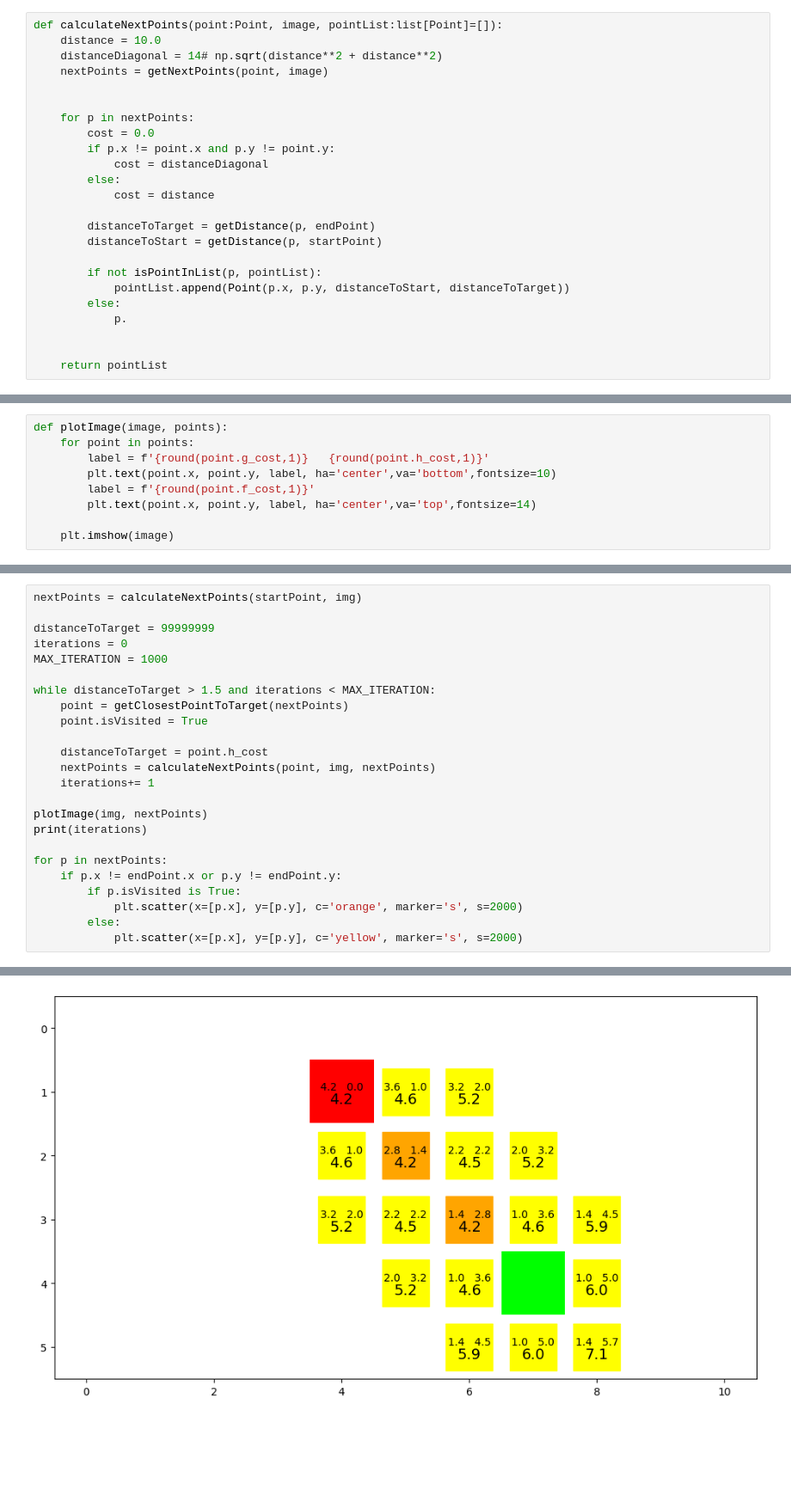
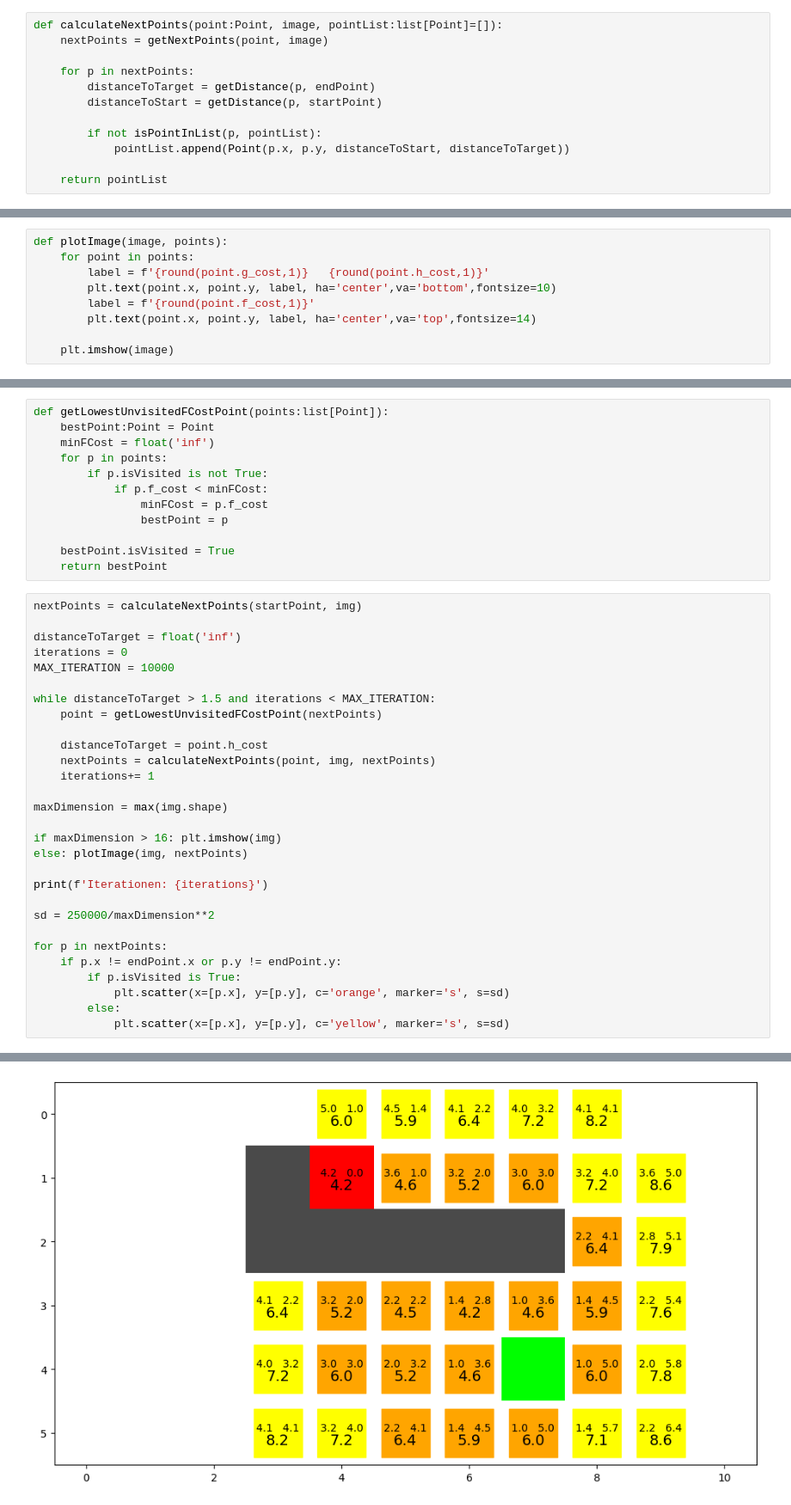
Before and after one commit to lukzimmermann/Algorithms, a Jupyter notebook: SearchBase/SearchBase.ipynb, the cells around one changed output, grey strips where cells are left out. Shown at 86% size. Drawn from its saved outputs; the diff is of its cells as text; blank space fills up the shorter version.

Commit message:
find target

```diff
--- a/SearchBase/SearchBase.ipynb
+++ b/SearchBase/SearchBase.ipynb
@@ -110,25 +113,13 @@ Gibt eine List von Punkten zurück, die benachbart sind vom gegeben Punkt und be
 - `precision`: Auf wieviele Stellen nach dem Komma gerundet werden soll bezüglich der Kosten
 # %%
 def calculateNextPoints(point:Point, image, pointList:list[Point]=[]):
-    distance = 10.0
-    distanceDiagonal = 14# np.sqrt(distance**2 + distance**2)
     nextPoints = getNextPoints(point, image)
 
-
     for p in nextPoints:
-        cost = 0.0
-        if p.x != point.x and p.y != point.y:
-            cost = distanceDiagonal
-        else:
-            cost = distance
-
         distanceToTarget = getDistance(p, endPoint)
         distanceToStart = getDistance(p, startPoint)
 
         if not isPointInList(p, pointList):
             pointList.append(Point(p.x, p.y, distanceToStart, distanceToTarget))
-        else:
-            p.
-
 
     return pointList
@@ -153,28 +142,45 @@ def getClosestPointToTarget(points:list[Point]):
             bestPoint = point
 
     return bestPoint
+# %%
+def getLowestUnvisitedFCostPoint(points:list[Point]):
+    bestPoint:Point = Point
+    minFCost = float('inf')
+    for p in points:
+        if p.isVisited is not True:
+            if p.f_cost < minFCost:
+                minFCost = p.f_cost
+                bestPoint = p
+
+    bestPoint.isVisited = True
+    return bestPoint
 # %%
 nextPoints = calculateNextPoints(startPoint, img)
 
-distanceToTarget = 99999999
+distanceToTarget = float('inf')
 iterations = 0
-MAX_ITERATION = 1000
+MAX_ITERATION = 10000
 
 while distanceToTarget > 1.5 and iterations < MAX_ITERATION:
-    point = getClosestPointToTarget(nextPoints)
-    point.isVisited = True
+    point = getLowestUnvisitedFCostPoint(nextPoints)
 
     distanceToTarget = point.h_cost
     nextPoints = calculateNextPoints(point, img, nextPoints)
     iterations+= 1
 
-plotImage(img, nextPoints)
-print(iterations)
+maxDimension = max(img.shape)
+
+if maxDimension > 16: plt.imshow(img)
+else: plotImage(img, nextPoints)
+
+print(f'Iterationen: {iterations}')
+
+sd = 250000/maxDimension**2
 
 for p in nextPoints:
     if p.x != endPoint.x or p.y != endPoint.y:
         if p.isVisited is True:
-            plt.scatter(x=[p.x], y=[p.y], c='orange', marker='s', s=2000)
+            plt.scatter(x=[p.x], y=[p.y], c='orange', marker='s', s=sd)
         else:
-            plt.scatter(x=[p.x], y=[p.y], c='yellow', marker='s', s=2000)
+            plt.scatter(x=[p.x], y=[p.y], c='yellow', marker='s', s=sd)
 # %% [output]
@@ -182 +188 @@ for p in nextPoints:
-[figure, old version]
+[figure, new version]
```
Also changed, not shown: parts of 6 cells of this notebook.
